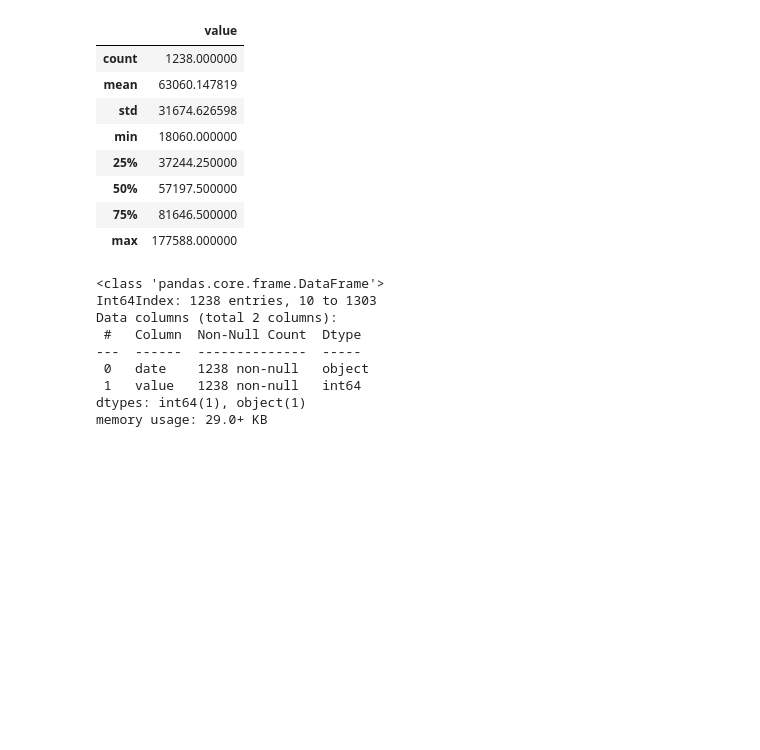
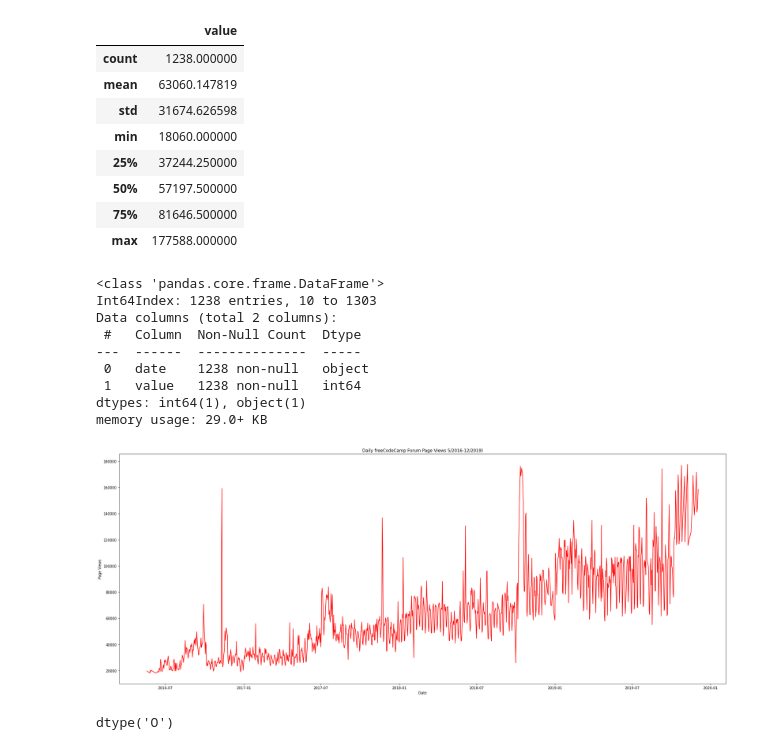
Before and after one commit to chewzzz1014/data-analysts-projects, a Jupyter notebook: freeCodeCamp/Page-View-Time-Series-Visualizer/main.ipynb, the cells around one changed output. Cells and saved outputs as stored; diff of their text form; code cells hidden in the pictures; blank space fills up the shorter version.

Commit message:
Complete plot 1

```diff
--- a/freeCodeCamp/Page-View-Time-Series-Visualizer/main.ipynb
+++ b/freeCodeCamp/Page-View-Time-Series-Visualizer/main.ipynb
@@ -71,3 +71,37 @@ Data columns (total 2 columns):
  1   value   1238 non-null   int64
 dtypes: int64(1), object(1)
 memory usage: 29.0+ KB
+# %%
+df["date"] = pd.to_datetime(df["date"])
+# %%
+dates = [datetime.date(2016, 7, 1), datetime.date(2017, 1, 1),
+         datetime.date(2017, 7, 1), datetime.date(2018, 1, 1),
+         datetime.date(2018, 7, 1), datetime.date(2019, 1, 1),
+         datetime.date(2019, 7, 1), datetime.date(2020, 1, 1)]
+
+fig = plt.figure(figsize=(25,10))
+ax1 = fig.add_subplot(111)
+
+ax1.plot(df.date, df.value, c="red")
+ax=plt.gca()
+# Find the days in the data
+months = mdates.MonthLocator((7, 1))
+# Format the days in the data
+days_fmt = mdates.DateFormatter('%Y-%m')
+# Set xaxis to use the day locator
+ax.xaxis.set_major_locator(months)
+# Set xaxis to use the day formatter
+ax.xaxis.set_major_formatter(days_fmt)
+
+ax1.set_yticks(np.arange(20000, 180001, 20000))
+
+ax1.set_title("Daily freeCodeCamp Forum Page Views 5/2016-12/2019)")
+ax1.set_xlabel("Date")
+ax1.set_ylabel("Page Views")
+fig.tight_layout()
+# %% [output]
+[figure, added]
+# %%
+df.date.dtype
+# %% [output]
+dtype('O')
```
Also changed, not shown: parts of 1 cell of this notebook.
